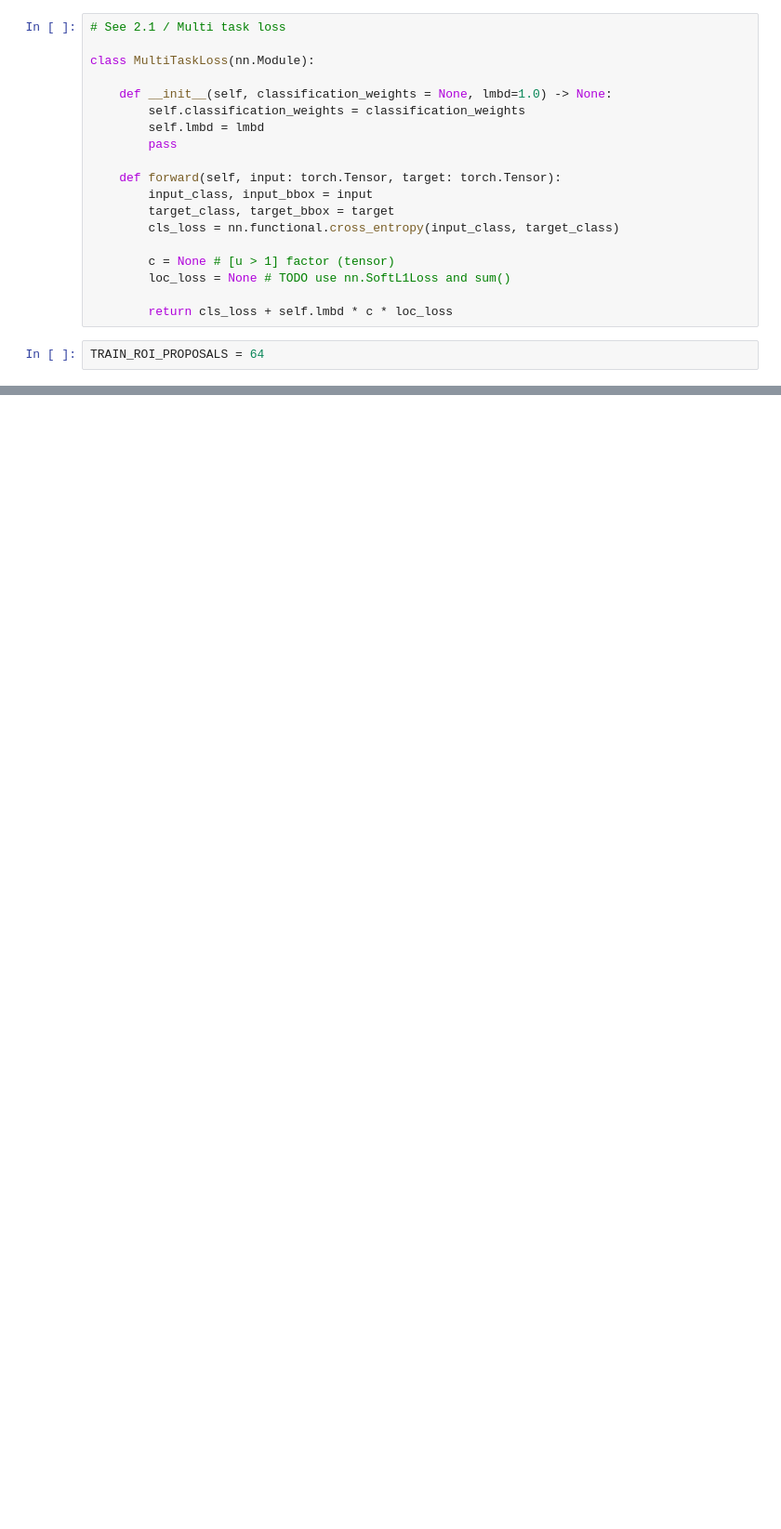
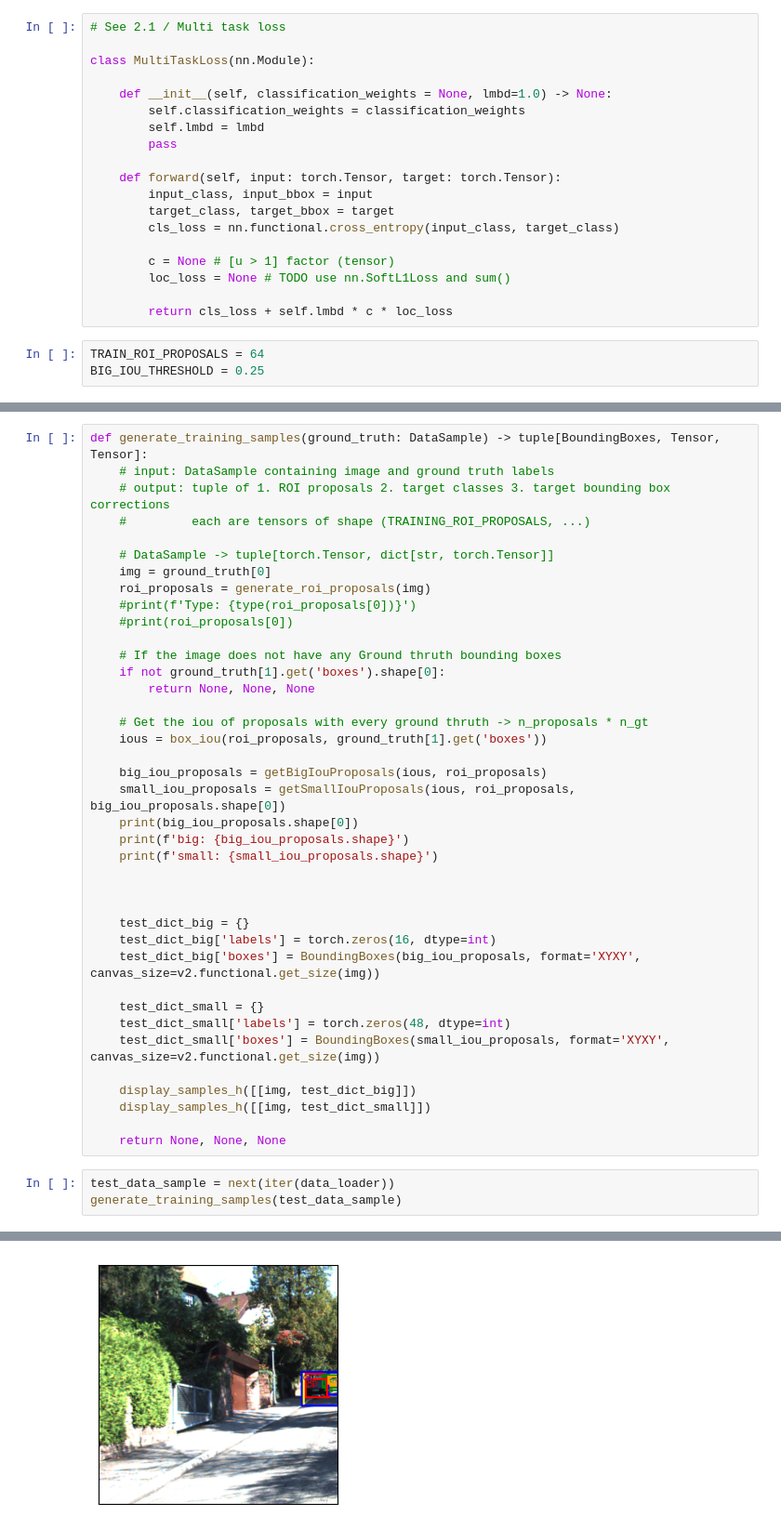
Before and after one commit to baalint02/kitti-object-detection, a Jupyter notebook: fast_rcnn.ipynb, the cells around one changed output, grey strips where cells are left out. Shown at 93% size. Cells and saved outputs as stored; diff of their text form; blank space fills up the shorter version.

Commit message:
Selected region proposals
Still need to alter it - what if there are not 16 big iou

```diff
--- a/fast_rcnn.ipynb
+++ b/fast_rcnn.ipynb
@@ -72,3 +135,4 @@ class MultiTaskLoss(nn.Module):
         return cls_loss + self.lmbd * c * loc_loss
 # %%
 TRAIN_ROI_PROPOSALS = 64
+BIG_IOU_THRESHOLD = 0.25
@@ -85,0 +202,43 @@ def generate_training_samples(ground_truth: DataSample) -> tuple[BoundingBoxes,
+# %%
+def generate_training_samples(ground_truth: DataSample) -> tuple[BoundingBoxes, Tensor, Tensor]:
+    # input: DataSample containing image and ground truth labels
+    # output: tuple of 1. ROI proposals 2. target classes 3. target bounding box corrections
+    #         each are tensors of shape (TRAINING_ROI_PROPOSALS, ...)
+
+    # DataSample -> tuple[torch.Tensor, dict[str, torch.Tensor]]
+    img = ground_truth[0]
+    roi_proposals = generate_roi_proposals(img)
+    #print(f'Type: {type(roi_proposals[0])}')
+    #print(roi_proposals[0])
+
+    # If the image does not have any Ground thruth bounding boxes
+    if not ground_truth[1].get('boxes').shape[0]:
+        return None, None, None
+
+    # Get the iou of proposals with every ground thruth -> n_proposals * n_gt
+    ious = box_iou(roi_proposals, ground_truth[1].get('boxes'))
+
+    big_iou_proposals = getBigIouProposals(ious, roi_proposals)
+    small_iou_proposals = getSmallIouProposals(ious, roi_proposals, big_iou_proposals.shape[0])
+    print(big_iou_proposals.shape[0])
+    print(f'big: {big_iou_proposals.shape}')
+    print(f'small: {small_iou_proposals.shape}')
+
+
+
+    test_dict_big = {}
+    test_dict_big['labels'] = torch.zeros(16, dtype=int)
+    test_dict_big['boxes'] = BoundingBoxes(big_iou_proposals, format='XYXY', canvas_size=v2.functional.get_size(img))
+
+    test_dict_small = {}
+    test_dict_small['labels'] = torch.zeros(48, dtype=int)
+    test_dict_small['boxes'] = BoundingBoxes(small_iou_proposals, format='XYXY', canvas_size=v2.functional.get_size(img))
+
+    display_samples_h([[img, test_dict_big]])
+    display_samples_h([[img, test_dict_small]])
+
+    return None, None, None
+# %%
+test_data_sample = next(iter(data_loader))
+generate_training_samples(test_data_sample)
+# %% [output]
@@ -85,0 +248 @@ def generate_training_samples(ground_truth: DataSample) -> tuple[BoundingBoxes,
+[figure, added]
```
Also changed, not shown: parts of 12 cells of this notebook, 3 other files.
